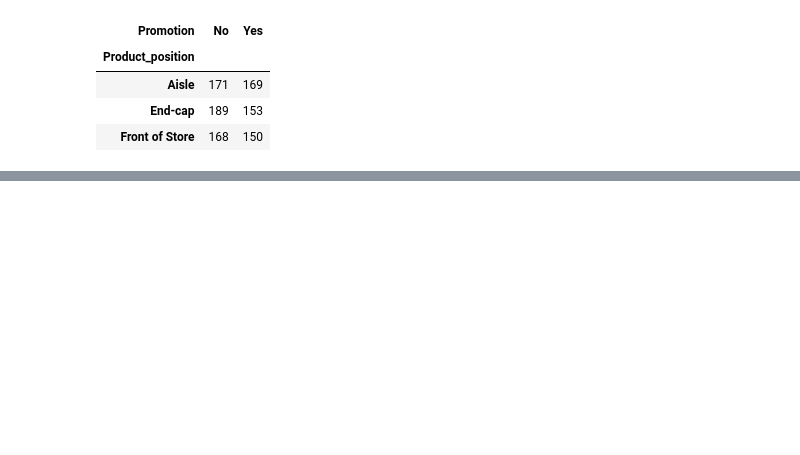
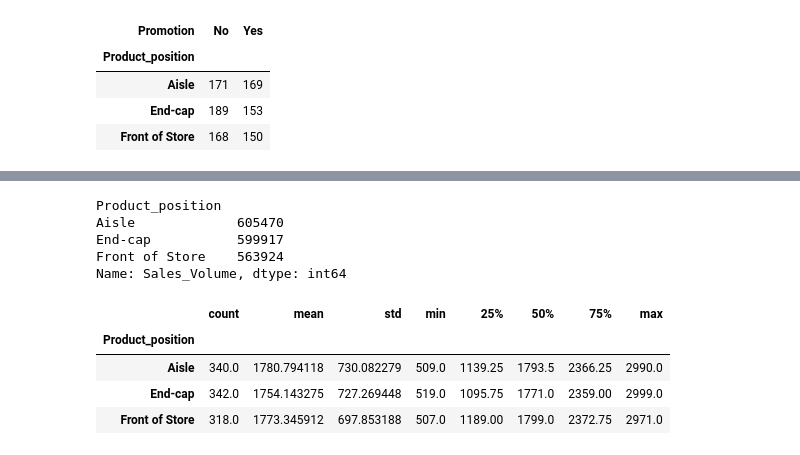
Before and after one commit to KennethAgbo/Product-Positioning--Data--Wrangling-and-Analysis, a Jupyter notebook: Product Positioning notebook.ipynb, the cells around one changed output, grey strips where cells are left out. Drawn from its saved outputs; the diff is of its cells as text; code cells hidden in the pictures; blank space fills up the shorter version.

```diff
--- a/Product Positioning notebook.ipynb
+++ b/Product Positioning notebook.ipynb
@@ -179,0 +167,18 @@ cross_tab.plot(kind='bar')
+# %%
+Group_data
+# %% [output]
+Product_position
+Aisle             605470
+End-cap           599917
+Front of Store    563924
+Name: Sales_Volume, dtype: int64
+# %%
+grouped_stat= df.groupby('Product_position')['Sales_Volume'].describe()
+# %%
+grouped_stat
+# %% [output]
+|  | count | mean | std | min | 25% | 50% | 75% | max |
+| Product_position |  |  |  |  |  |  |  |  |
+| Aisle | 340.0 | 1780.794118 | 730.082279 | 509.0 | 1139.25 | 1793.5 | 2366.25 | 2990.0 |
+| End-cap | 342.0 | 1754.143275 | 727.269448 | 519.0 | 1095.75 | 1771.0 | 2359.00 | 2999.0 |
+| Front of Store | 318.0 | 1773.345912 | 697.853188 | 507.0 | 1189.00 | 1799.0 | 2372.75 | 2971.0 |
```
Also changed, not shown: parts of 21 cells of this notebook.
